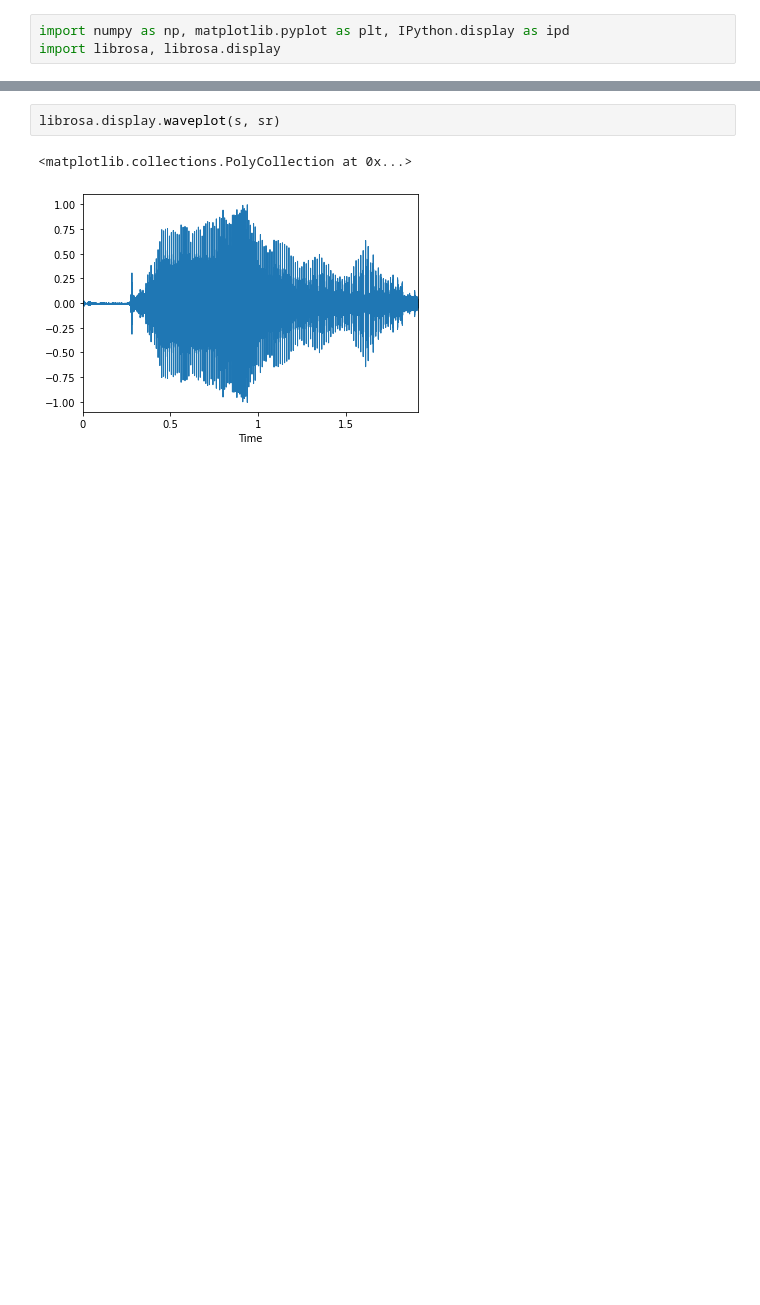
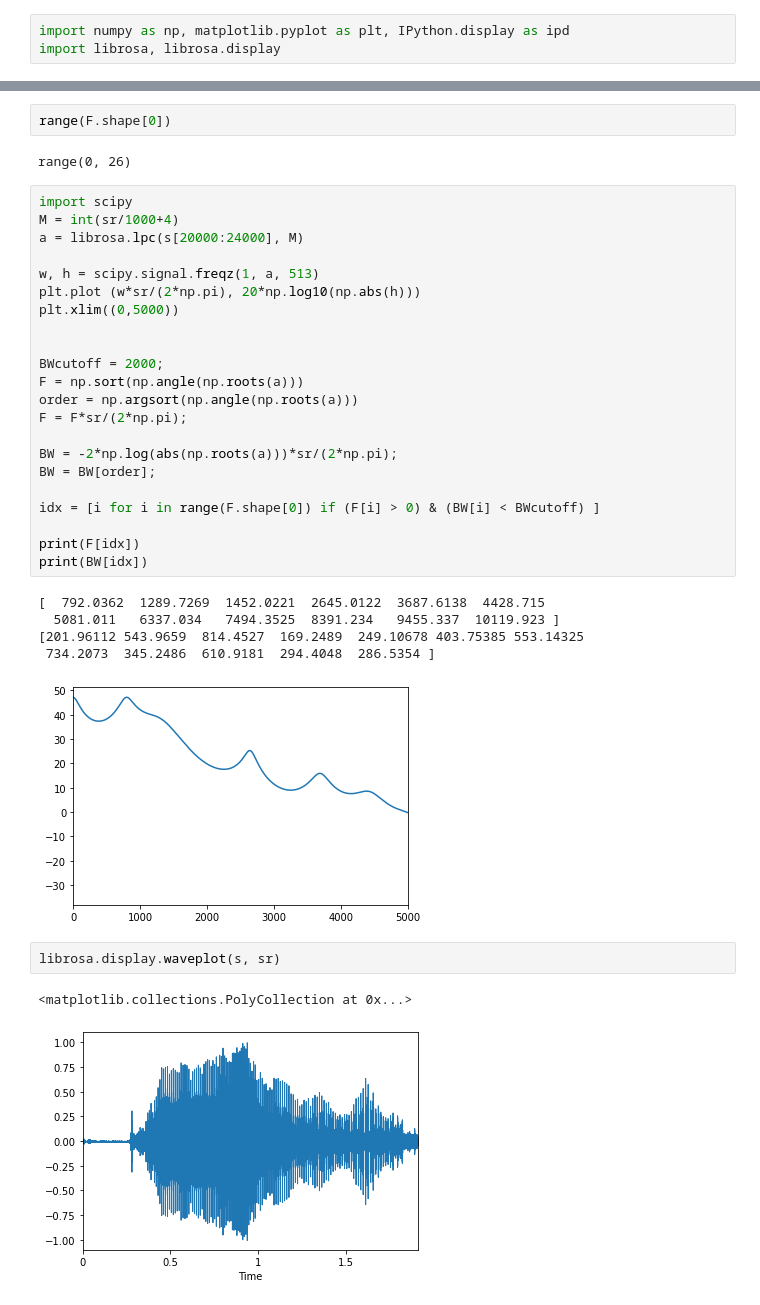
Before and after one commit to hsnam95/class2021Fall, a Jupyter notebook: sound_librosa.ipynb, the cells around one changed output, grey strips where cells are left out. Saved outputs shown, nothing was run; the diff lists cells and outputs as text; blank space fills up the shorter version.

```diff
--- a/sound_librosa.ipynb
+++ b/sound_librosa.ipynb
@@ -14,6 +14,38 @@ ipd.Audio(s, rate=sr)
 [interactive output not drawn]
 Saving a.wav to a.wav
 [interactive output not drawn]
+# %%
+range(F.shape[0])
+# %% [output]
+range(0, 26)
+# %%
+import scipy
+M = int(sr/1000+4)
+a = librosa.lpc(s[20000:24000], M)
+
+w, h = scipy.signal.freqz(1, a, 513)
+plt.plot (w*sr/(2*np.pi), 20*np.log10(np.abs(h)))
+plt.xlim((0,5000))
+
+
+BWcutoff = 2000;
+F = np.sort(np.angle(np.roots(a)))
+order = np.argsort(np.angle(np.roots(a)))
+F = F*sr/(2*np.pi);
+
+BW = -2*np.log(abs(np.roots(a)))*sr/(2*np.pi);
+BW = BW[order];
+
+idx = [i for i in range(F.shape[0]) if (F[i] > 0) & (BW[i] < BWcutoff) ]
+
+print(F[idx])
+print(BW[idx])
+# %% [output]
+[  792.0362  1289.7269  1452.0221  2645.0122  3687.6138  4428.715
+  5081.011   6337.034   7494.3525  8391.234   9455.337  10119.923 ]
+[201.96112 543.9659  814.4527  169.2489  249.10678 403.75385 553.14325
+ 734.2073  345.2486  610.9181  294.4048  286.5354 ]
+[figure, added]
 # %%
 librosa.display.waveplot(s, sr)
 # %% [output]
```
